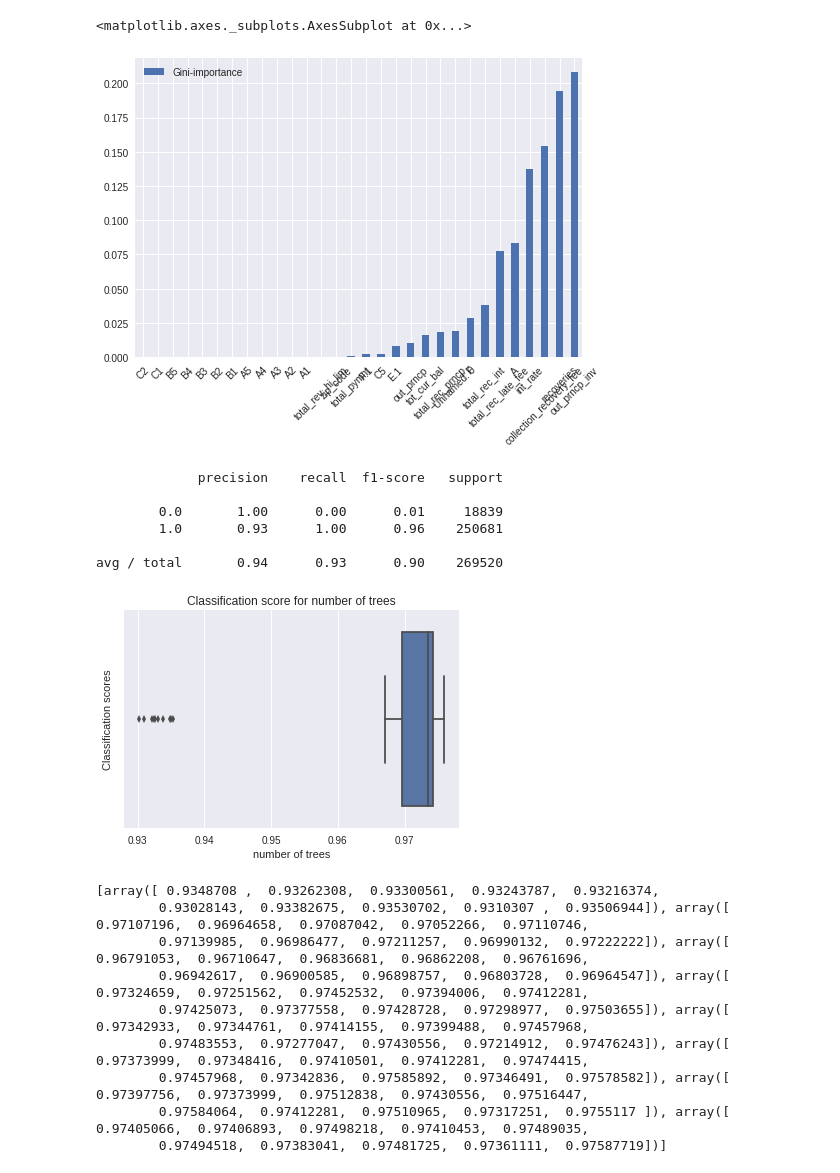
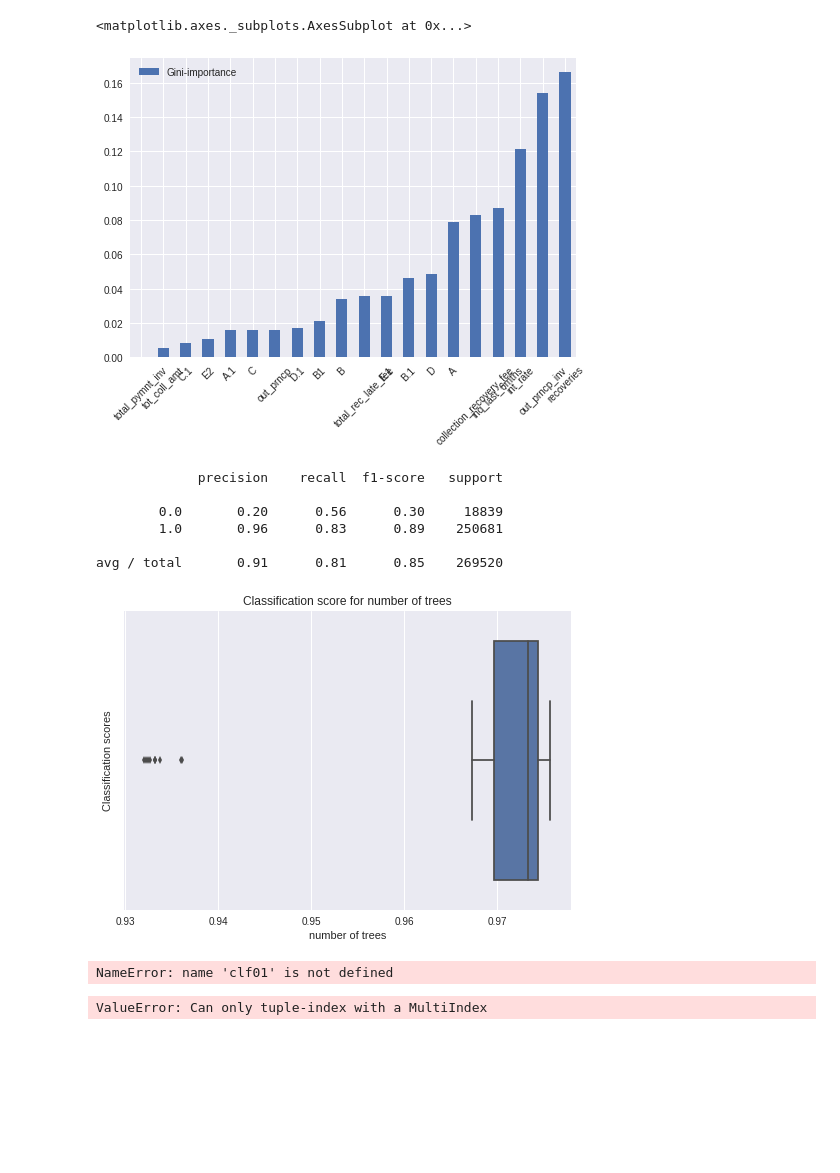
Before and after one commit to dueh7726/CapStone1, a Jupyter notebook: Random Forest - Find important features.ipynb, the cells around one changed output. Saved outputs shown, nothing was run; the diff lists cells and outputs as text; code cells hidden in the pictures; blank space fills up the shorter version.

```diff
--- a/Random Forest - Find important features.ipynb
+++ b/Random Forest - Find important features.ipynb
@@ -16,9 +17,14 @@ x_new_data = new_data.drop(['GoodLoan'], axis=1)
 y_new_data = new_data['GoodLoan']
 # %%
 X_train, X_test, y_train, y_test = train_test_split(x_new_data, y_new_data, test_size=0.33, random_state=42)
+# %%
+sm = SMOTE(random_state=12, ratio = 1.0)
+x_sm, y_sm = sm.fit_sample(X_train, y_train)
+#unique_rsm, counts_rsm = np.unique(y_sm, return_counts=True)
+#dict(zip(unique_rsm, counts_rsm))
 # %%
 clf = RandomForestClassifier(max_depth=2, random_state=0)
-clf.fit(X_train, y_train)
+clf.fit(x_sm, y_sm)
 
-print(clf.feature_importances_)
+#print(clf.feature_importances_)
 # %% [output]
@@ -45,10 +42,10 @@ for feature, importance in zip(x_new_data.columns, clf.feature_importances_):
     feats[feature] = importance #add the name/value pair
 # %%
 importances = pd.DataFrame.from_dict(feats, orient='index').rename(columns={0: 'Gini-importance'})
-importances.sort_values(by='Gini-importance')[-30:].plot(kind='bar', rot=45)
+importances.sort_values(by='Gini-importance')[-20:].plot(kind='bar', rot=45)
 # %% [output]
 <matplotlib.axes._subplots.AxesSubplot at 0x...>
-[figure, old version]
+[figure, new version]
 # %%
 y_true, y_pred = y_test, clf.predict(X_test)
 # %%
@@ -56,10 +53,10 @@ print(classification_report(y_true, y_pred))
 # %% [output]
              precision    recall  f1-score   support
 
-        0.0       1.00      0.00      0.01     18839
-        1.0       0.93      1.00      0.96    250681
+        0.0       0.20      0.56      0.30     18839
+        1.0       0.96      0.83      0.89    250681
 
-avg / total       0.94      0.93      0.90    269520
+avg / total       0.91      0.81      0.85    269520
 # %%
 scores = []
 
@@ -74,16 +71,23 @@ plt.ylabel('Classification scores')
 plt.title('Classification score for number of trees')
 plt.show()
 # %% [output]
-[figure, old version]
+[figure, new version]
 # %%
 print(scores)
-# %% [output]
-[array([ 0.9348708 ,  0.93262308,  0.93300561,  0.93243787,  0.93216374,
-        0.93028143,  0.93382675,  0.93530702,  0.9310307 ,  0.93506944]), array([ 0.97107196,  0.96964658,  0.97087042,  0.97052266,  0.97110746,
-        0.97139985,  0.96986477,  0.97211257,  0.96990132,  0.97222222]), array([ 0.96791053,  0.96710647,  0.96836681,  0.96862208,  0.96761696,
-        0.96942617,  0.96900585,  0.96898757,  0.96803728,  0.96964547]), array([ 0.97324659,  0.97251562,  0.97452532,  0.97394006,  0.97412281,
-        0.97425073,  0.97377558,  0.97428728,  0.97298977,  0.97503655]), array([ 0.97342933,  0.97344761,  0.97414155,  0.97399488,  0.97457968,
-        0.97483553,  0.97277047,  0.97430556,  0.97214912,  0.97476243]), array([ 0.97373999,  0.97348416,  0.97410501,  0.97412281,  0.97474415,
-        0.97457968,  0.97342836,  0.97585892,  0.97346491,  0.97578582]), array([ 0.97397756,  0.97373999,  0.97512838,  0.97430556,  0.97516447,
-        0.97584064,  0.97412281,  0.97510965,  0.97317251,  0.9755117 ]), array([ 0.97405066,  0.97406893,  0.97498218,  0.97410453,  0.97489035,
-        0.97494518,  0.97383041,  0.97481725,  0.97361111,  0.97587719])]
+# %%
+y_score = clf01.fit(x_sm, y_sm).decision_function(X_test)
+# %% [output]
+NameError: name 'clf01' is not defined
+# %%
+fpr = dict()
+tpr = dict()
+roc_auc = dict()
+for i in range(2):
+    fpr[i], tpr[i], _ = roc_curve(y_test[:, i], Y_score[:, i])
+    roc_auc[i] = auc(fpr[i], tpr[i])
+
+# Compute micro-average ROC curve and ROC area
+fpr["micro"], tpr["micro"], _ = roc_curve(y_test.ravel(), y_score.ravel())
+roc_auc["micro"] = auc(fpr["micro"], tpr["micro"])
+# %% [output]
+ValueError: Can only tuple-index with a MultiIndex
```
Also changed, not shown: parts of 5 cells of this notebook, 2 other files.
